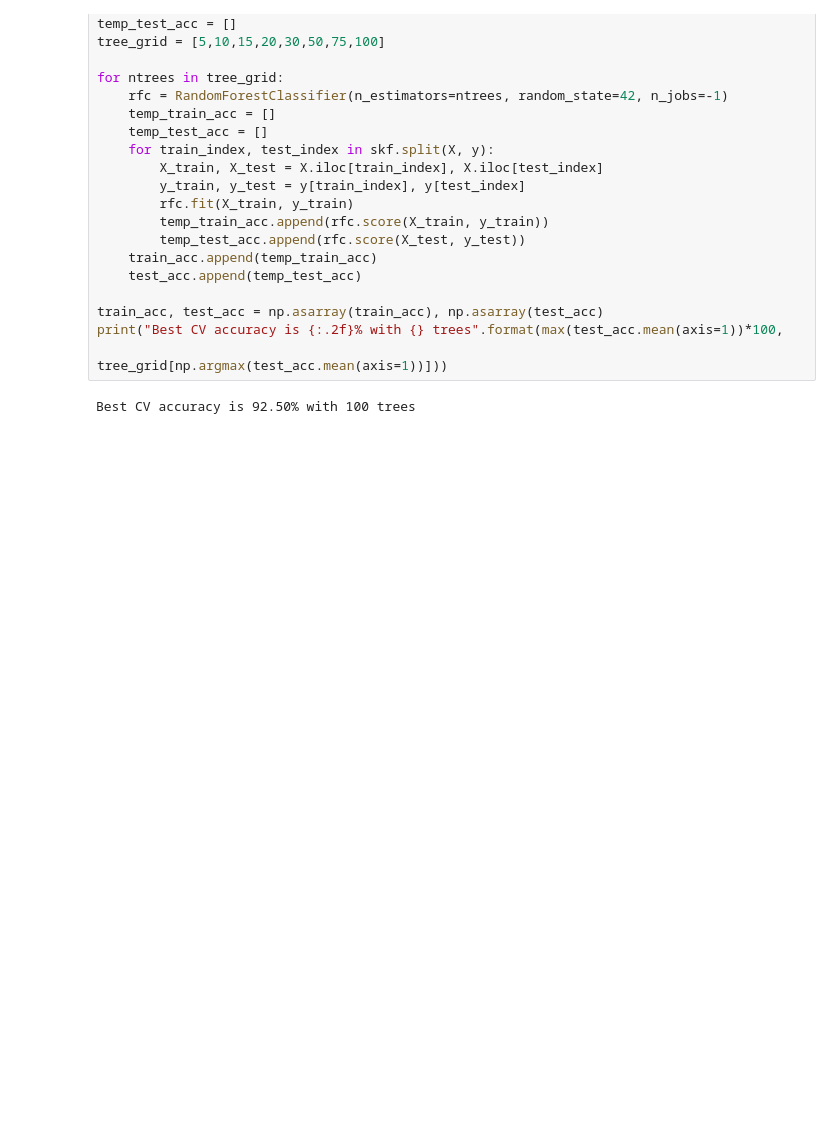
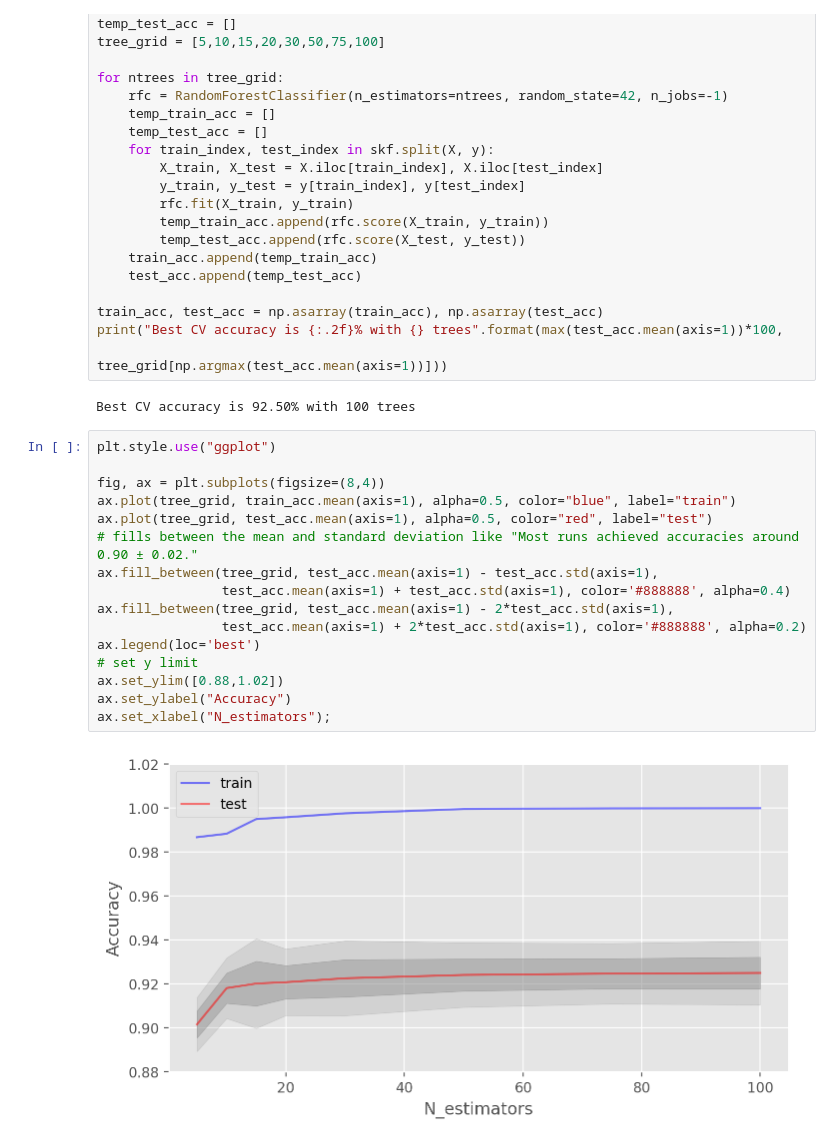
Before and after one commit to rahulrajesh131999/ai-ml-dl-journey, a Jupyter notebook: topic5/random forest/random_forest.ipynb, the cells around one changed output. Drawn from its saved outputs; the diff is of its cells as text; blank space fills up the shorter version.

```diff
--- a/topic5/random forest/random_forest.ipynb
+++ b/topic5/random forest/random_forest.ipynb
@@ -676,3 +676,21 @@ print("Best CV accuracy is {:.2f}% with {} trees".format(max(test_acc.mean(axis=
                                                         tree_grid[np.argmax(test_acc.mean(axis=1))]))
 # %% [output]
 Best CV accuracy is 92.50% with 100 trees
+# %%
+plt.style.use("ggplot")
+
+fig, ax = plt.subplots(figsize=(8,4))
+ax.plot(tree_grid, train_acc.mean(axis=1), alpha=0.5, color="blue", label="train")
+ax.plot(tree_grid, test_acc.mean(axis=1), alpha=0.5, color="red", label="test")
+# fills between the mean and standard deviation like "Most runs achieved accuracies around 0.90 ± 0.02."
+ax.fill_between(tree_grid, test_acc.mean(axis=1) - test_acc.std(axis=1),
+                test_acc.mean(axis=1) + test_acc.std(axis=1), color='#888888', alpha=0.4)
+ax.fill_between(tree_grid, test_acc.mean(axis=1) - 2*test_acc.std(axis=1),
+                test_acc.mean(axis=1) + 2*test_acc.std(axis=1), color='#888888', alpha=0.2)
+ax.legend(loc='best')
+# set y limit
+ax.set_ylim([0.88,1.02])
+ax.set_ylabel("Accuracy")
+ax.set_xlabel("N_estimators");
+# %% [output]
+[figure, added]
```
Also changed, not shown: parts of 14 cells of this notebook, 1 other file.
